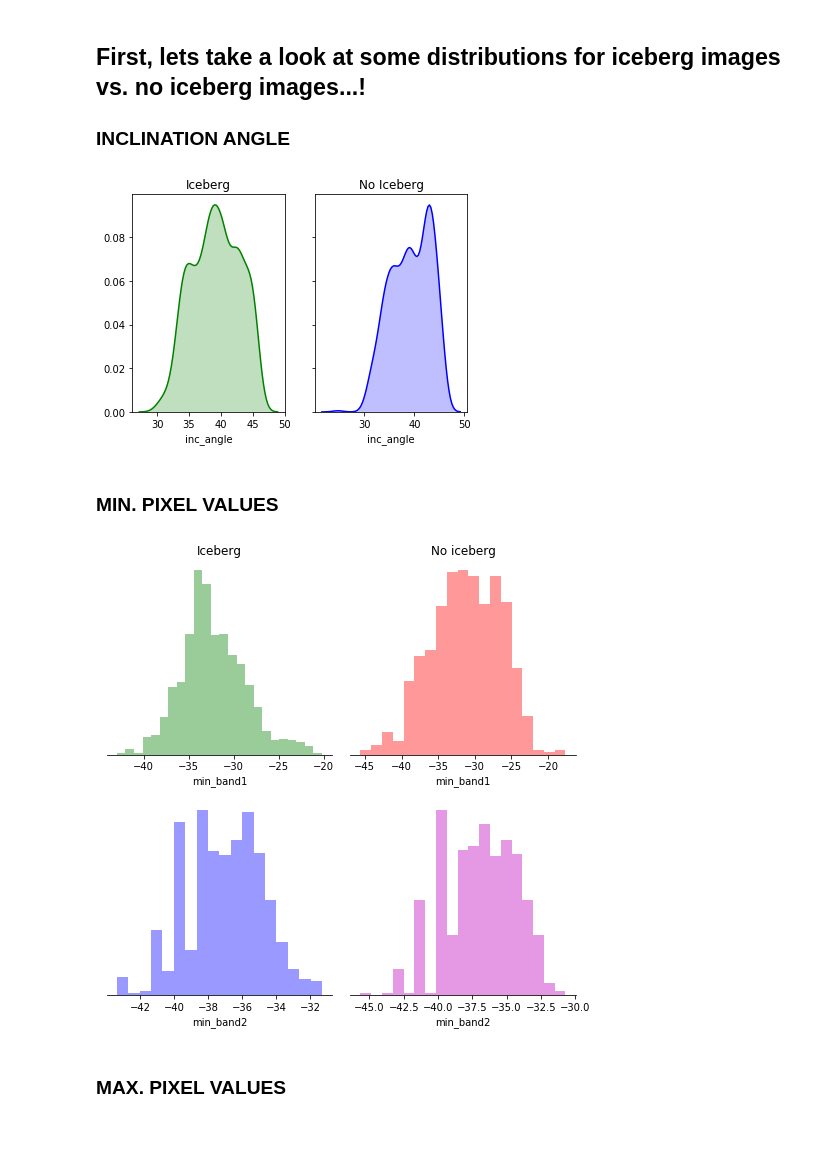
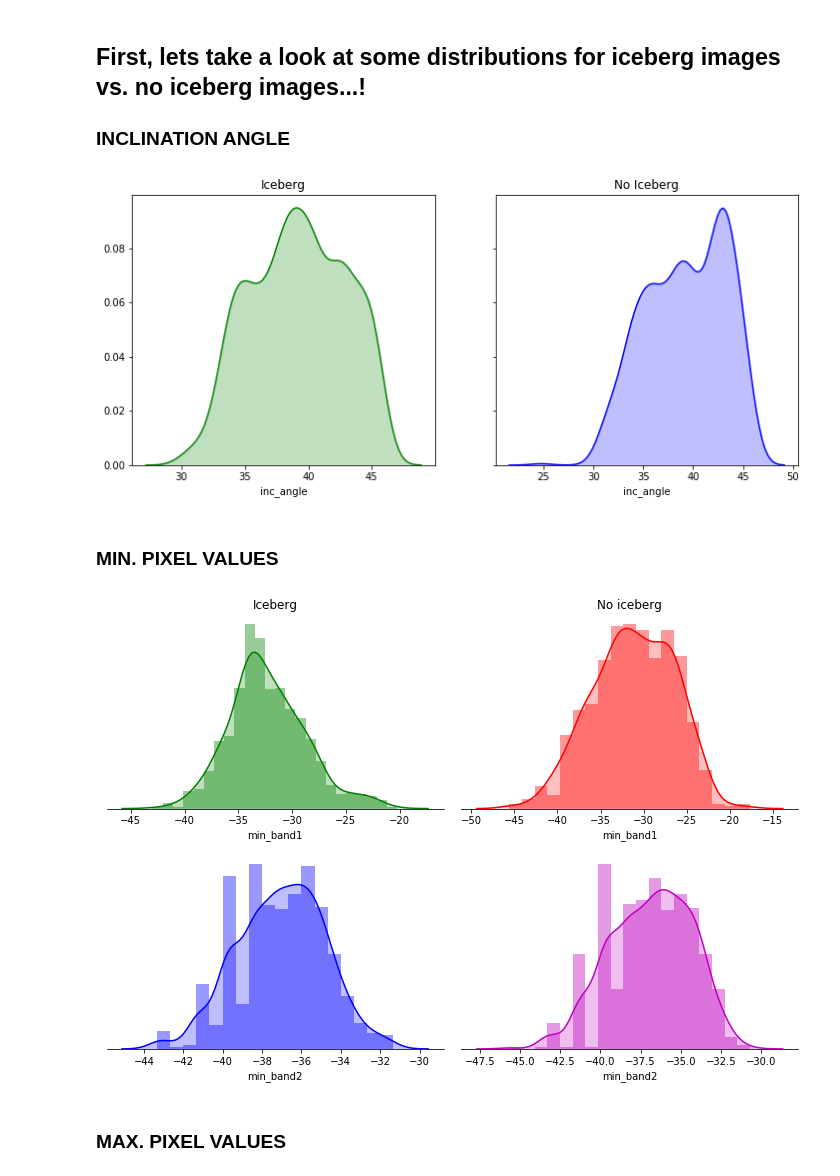
Before and after one commit to AIMovement/Statoil-C-CORE-Iceberg-Classifier-Challenge, a Jupyter notebook: data_analysis/correlation_analysis.ipynb, the cells around one changed output. Saved outputs shown, nothing was run; the diff lists cells and outputs as text; code cells hidden in the pictures; blank space fills up the shorter version.

```diff
--- a/data_analysis/correlation_analysis.ipynb
+++ b/data_analysis/correlation_analysis.ipynb
@@ -27,27 +26,27 @@ no_iceberg_df.head(3)
 ## First, lets take a look at some distributions for iceberg images vs. no iceberg images...!
 ### INCLINATION ANGLE
 # %%
-fig, (ax1, ax2) = plt.subplots(ncols=2, sharey=True)
+fig, (ax1, ax2) = plt.subplots(ncols=2, sharey=True, figsize=(12,5))
 
 sns.distplot(iceberg_df['inc_angle'], hist=False, color="g", kde_kws={"shade": True}, ax=ax1)
 sns.distplot(no_iceberg_df['inc_angle'], hist=False, color="b", kde_kws={"shade": True}, ax=ax2)
 
 ax1.set_title('Iceberg')
 ax2.set_title('No Iceberg')
 
 plt.show()
 # %% [output]
-[figure, old version]
+[figure, new version]
 # %% [markdown]
 ### MIN. PIXEL VALUES
 # %%
-f, axes = plt.subplots(2, 2, figsize=(7, 7))
+f, axes = plt.subplots(2, 2, figsize=(10, 7))
 sns.despine(left=True)
 
-sns.distplot(iceberg_df['min_band1'], kde=False, color="g", kde_kws={"shade": True}, ax=axes[0, 0])
-sns.distplot(iceberg_df['min_band2'], kde=False, color="b", kde_kws={"shade": True}, ax=axes[1, 0])
-sns.distplot(no_iceberg_df['min_band1'], kde=False, color="r", kde_kws={"shade": True}, ax=axes[0, 1])
-sns.distplot(no_iceberg_df['min_band2'], kde=False, color="m", kde_kws={"shade": True}, ax=axes[1, 1])
+sns.distplot(iceberg_df['min_band1'], kde=True, color="g", kde_kws={"shade": True}, ax=axes[0, 0])
+sns.distplot(iceberg_df['min_band2'], kde=True, color="b", kde_kws={"shade": True}, ax=axes[1, 0])
+sns.distplot(no_iceberg_df['min_band1'], kde=True, color="r", kde_kws={"shade": True}, ax=axes[0, 1])
+sns.distplot(no_iceberg_df['min_band2'], kde=True, color="m", kde_kws={"shade": True}, ax=axes[1, 1])
 
 axes[0,0].set_title('Iceberg')
 axes[0,1].set_title('No iceberg')
@@ -56,7 +55,7 @@ plt.setp(axes, yticks=[])
 plt.tight_layout()
 plt.show()
 # %% [output]
-[figure, old version]
+[figure, new version]
 # %% [markdown]
 ### MAX. PIXEL VALUES
 # %%
```
Also changed, not shown: parts of 3 cells of this notebook.
